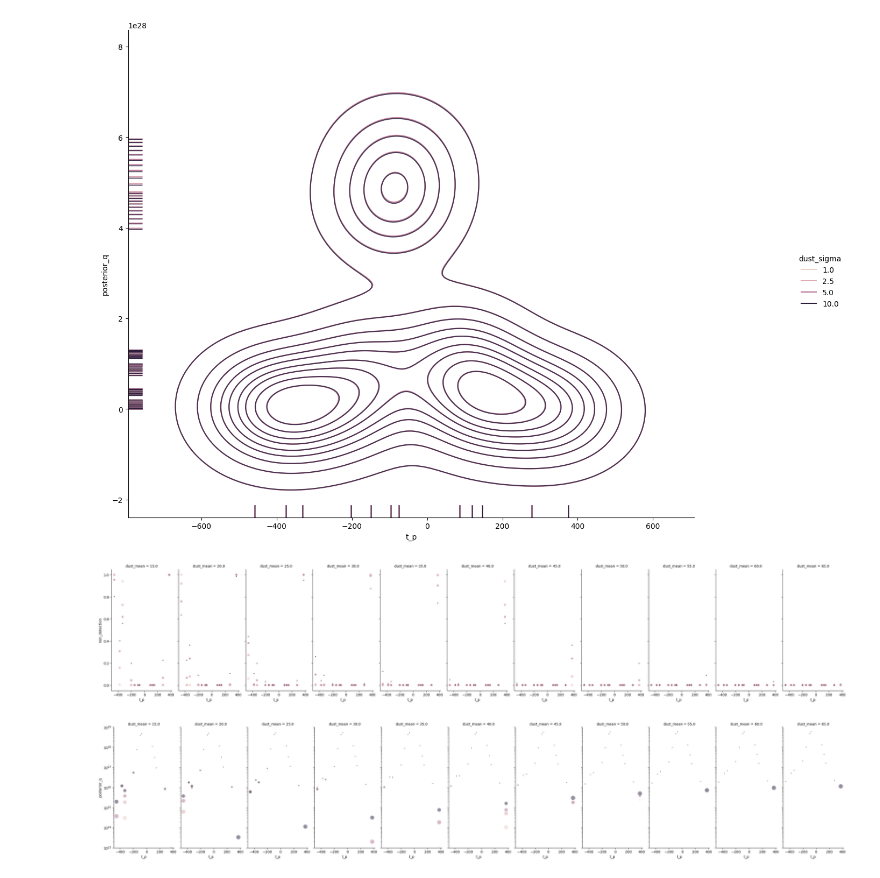
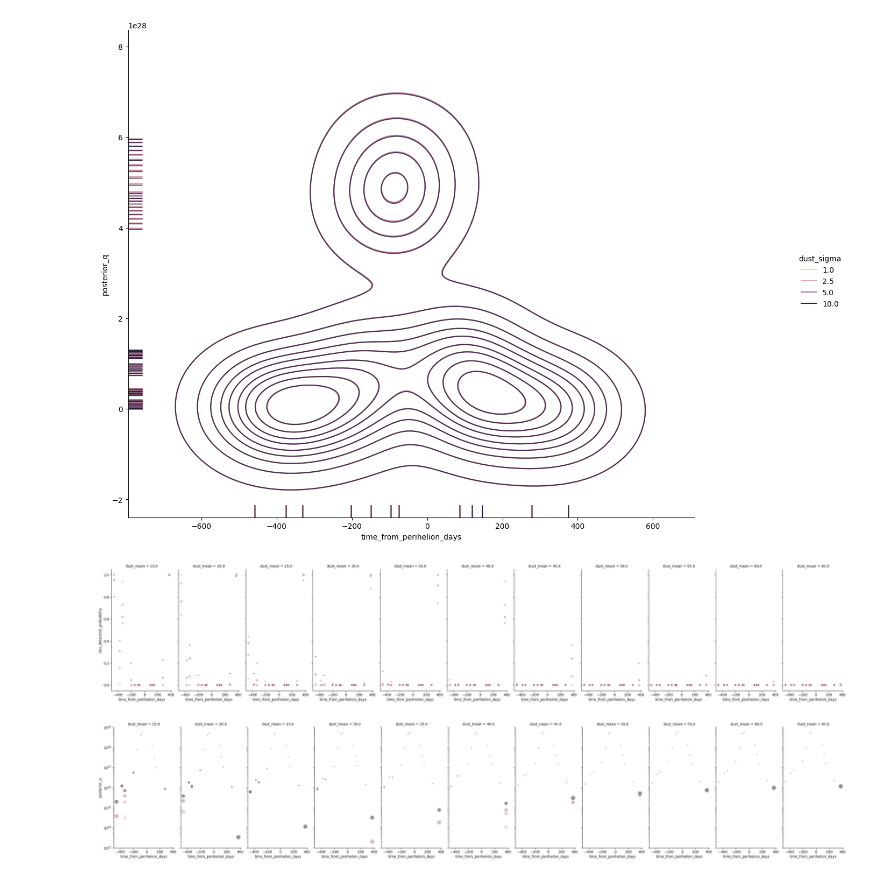
Before and after one commit to sjoset/swift_comet_pipeline, a Jupyter notebook: notebooks/Bayesian Aperture Analysis.ipynb, the cells around one changed output. Saved outputs shown, nothing was run; the diff lists cells and outputs as text; code cells hidden in the pictures.

Commit message:
Roll in code from notebook for producing BayesianLightCurve from aperture analysis

```diff
--- a/notebooks/Bayesian Aperture Analysis.ipynb
+++ b/notebooks/Bayesian Aperture Analysis.ipynb
@@ -147,8 +76,9 @@ print(reduced_df[['rh_au', 'posterior_q', 'non_detection']])
 # %%
-reduced_df = lightcurve_from_apertures_bayesian(lc=ap_lc, mean_reddening=40.0, sigma_reddening=1.0)
-print(reduced_df[['rh_au', 'posterior_q', 'non_detection']])
+blc = bayesian_lightcurve_from_aperture_lightcurve(lc=ap_lc, mean_reddening=40.0, sigma_reddening=1.0)
+# print(reduced_df[['rh_au', 'posterior_q', 'non_detection_probability']])
+print(bayesian_lightcurve_to_dataframe(blc=blc))
 #sns.pairplot(reduced_df, hue='observation_time')
 #sns.regplot(data=reduced_df, x='rh_au', y='posterior_q')
 #sns.lineplot(data=reduced_df, x='rh_au', y='posterior_q')
-#sns.displot(data=reduced_df, x='rh_au', y='non_detection', kind='kde', rug=True)
+#sns.displot(data=reduced_df, x='rh_au', y='non_detection_probability', kind='kde', rug=True)
 # %% [output]
@@ -183,9 +117,9 @@ print(reduced_df[['rh_au', 'posterior_q', 'non_detection']])
 #lightcurve_from_apertures_bayesian(lc=ap_lc, mean_reddening=20.0, sigma_reddening=5.0)
 # %%
 dust_means = np.linspace(15.0, 65.0, num=11, endpoint=True)
-print(dust_means)
 dust_sigmas = [1.0, 2.5, 5.0, 10.0]
 
 total_df_dict = {}
 for dust_mean, dust_sigma in itertools.product(dust_means, dust_sigmas):
-    total_df_dict[dust_mean, dust_sigma] = lightcurve_from_apertures_bayesian(lc=ap_lc, mean_reddening=dust_mean, sigma_reddening=dust_sigma)
+    blc = bayesian_lightcurve_from_aperture_lightcurve(lc=ap_lc, mean_reddening=dust_mean, sigma_reddening=dust_sigma)
+    total_df_dict[dust_mean, dust_sigma] = bayesian_lightcurve_to_dataframe(blc=blc)
@@ -280,26 +210,26 @@ fig.set_size_inches(15, 11)
 # %%
-sns.displot(data=total_df, x='t_p', y='posterior_q', kind='kde', rug=True, alpha=0.8, hue='dust_sigma')
+sns.displot(data=total_df, x='time_from_perihelion_days', y='posterior_q', kind='kde', rug=True, alpha=0.8, hue='dust_sigma')
 fig = plt.gcf()
 fig.set_size_inches(15, 11)
 #plt.yscale('log')
 #plt.ylim(1.0e23, 1.0e29)
 # %% [output]
-[figure, old version]
+[figure, new version]
 # %%
 g = sns.FacetGrid(total_df, col="dust_mean")
-g.map_dataframe(sns.scatterplot, data=total_df, x='t_p', y='non_detection', hue='dust_sigma', size='dust_sigma', sizes=(50, 10), alpha=0.7)
+g.map_dataframe(sns.scatterplot, data=total_df, x='time_from_perihelion_days', y='non_detection_probability', hue='dust_sigma', size='dust_sigma', sizes=(50, 10), alpha=0.7)
 fig = plt.gcf()
 fig.set_size_inches(30, 7)
 # %% [output]
-[figure, old version]
+[figure, new version]
 # %%
 g = sns.FacetGrid(total_df, col="dust_mean")
-g.map_dataframe(sns.scatterplot, data=total_df, x='t_p', y='posterior_q', hue='dust_sigma', size='non_detection', sizes=(5, 150), alpha=0.5)
-#g.map_dataframe(sns.scatterplot, data=total_df, x='t_p', y='posterior_q', hue='dust_sigma', size='non_detection', sizes=(50, 10), alpha=0.7)
+g.map_dataframe(sns.scatterplot, data=total_df, x='time_from_perihelion_days', y='posterior_q', hue='dust_sigma', size='non_detection_probability', sizes=(5, 150), alpha=0.5)
+#g.map_dataframe(sns.scatterplot, data=total_df, x='time_from_perihelion_days', y='posterior_q', hue='dust_sigma', size='non_detection_probability', sizes=(50, 10), alpha=0.7)
 plt.yscale('log')
 plt.ylim(1.0e23, 1.0e29)
 fig = plt.gcf()
 fig.set_size_inches(30, 7)
 # %% [output]
-[figure, old version]
+[figure, new version]
 # %%
```
Also changed, not shown: parts of 22 cells of this notebook, 3 other files.
